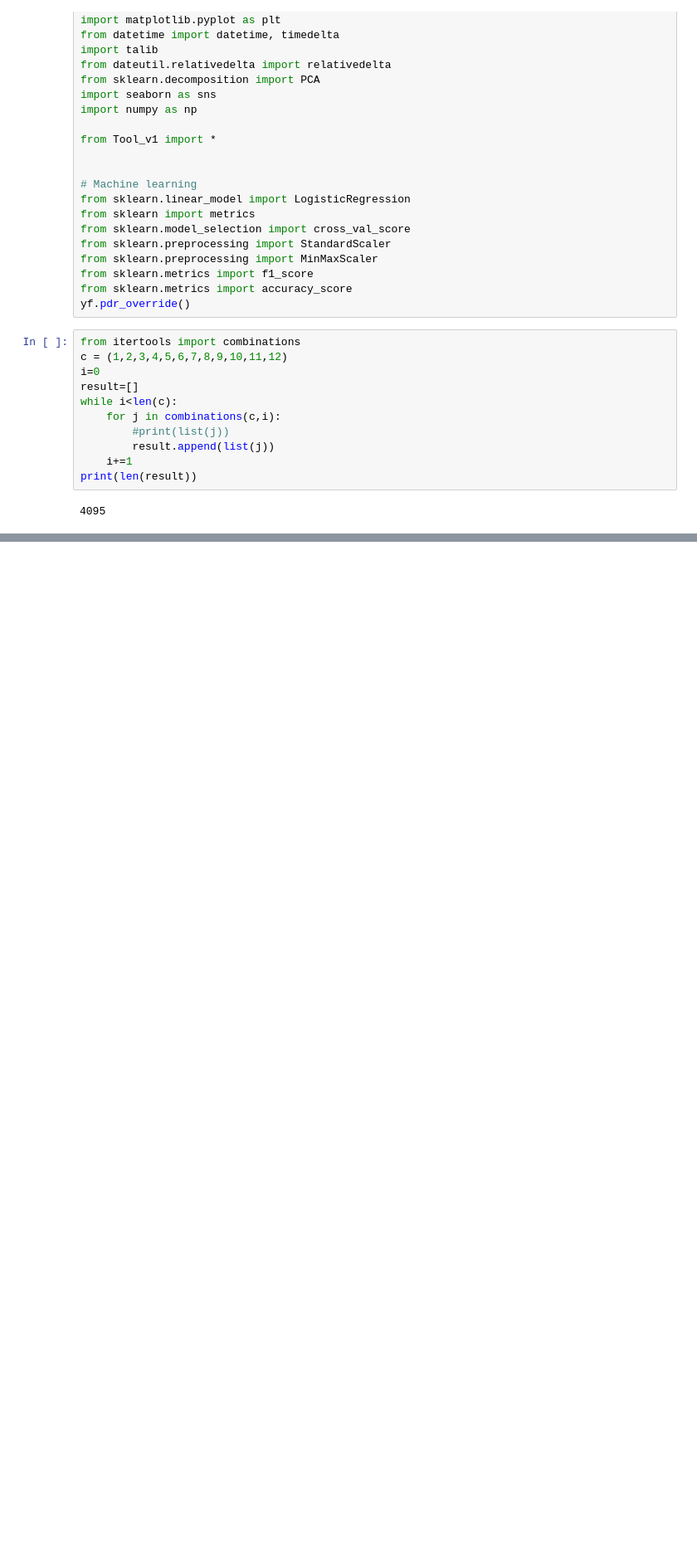
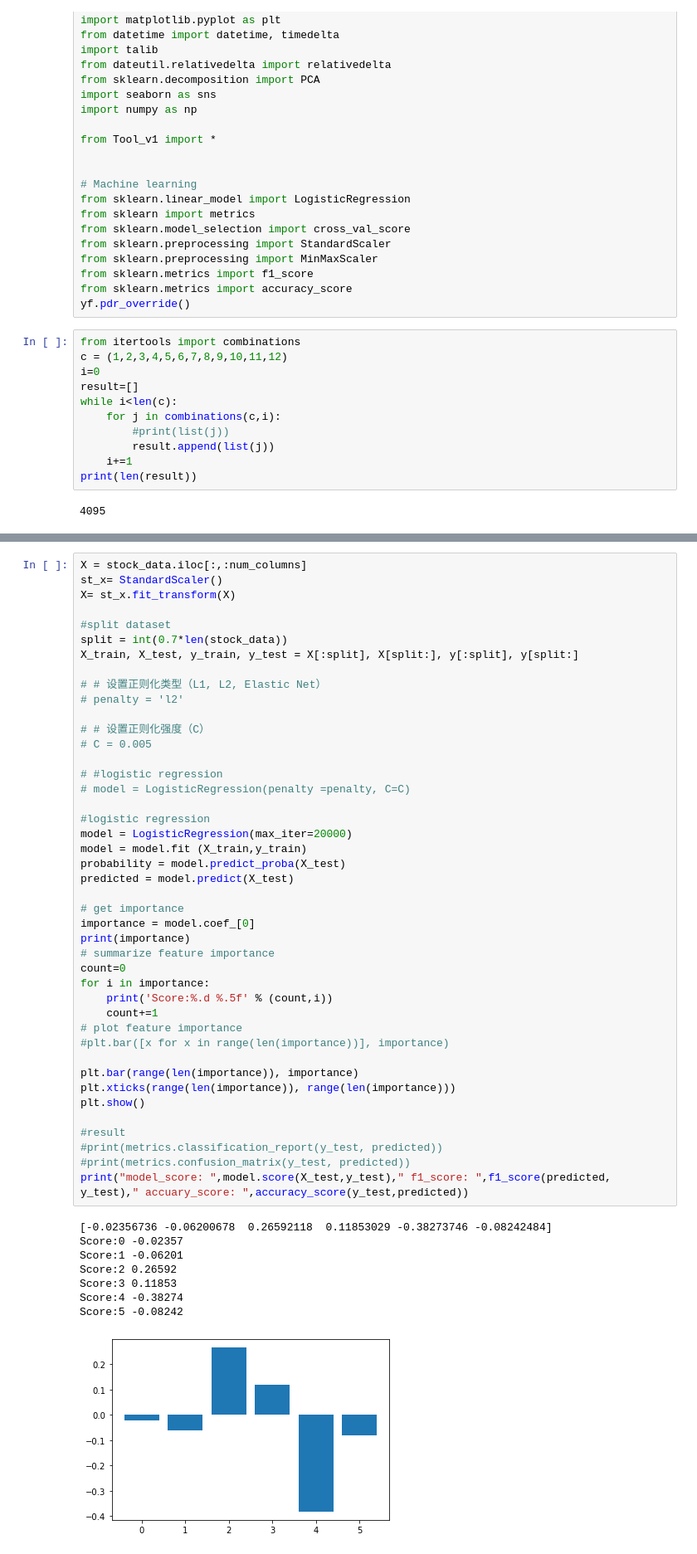
Before and after one commit to Kevinthinker168/ARIN7600-Capstone, a Jupyter notebook: Liangfan Xiao analysis/machine learning logistic regression.ipynb, the cells around one changed output, grey strips where cells are left out. Shown: that part at 83% size. Cells and saved outputs as stored; diff of their text form; blank space fills up the shorter version.

```diff
--- a/Liangfan Xiao analysis/machine learning logistic regression.ipynb
+++ b/Liangfan Xiao analysis/machine learning logistic regression.ipynb
@@ -260,0 +248,52 @@ model_score:  0.5074626865671642  f1_score:  0.326530612244898  accuary_score:
+# %%
+X = stock_data.iloc[:,:num_columns]
+st_x= StandardScaler()
+X= st_x.fit_transform(X)
+
+#split dataset
+split = int(0.7*len(stock_data))
+X_train, X_test, y_train, y_test = X[:split], X[split:], y[:split], y[split:]
+
+# # 设置正则化类型（L1, L2, Elastic Net）
+# penalty = 'l2'
+
+# # 设置正则化强度（C）
+# C = 0.005
+
+# #logistic regression
+# model = LogisticRegression(penalty =penalty, C=C)
+
+#logistic regression
+model = LogisticRegression(max_iter=20000)
+model = model.fit (X_train,y_train)
+probability = model.predict_proba(X_test)
+predicted = model.predict(X_test)
+
+# get importance
+importance = model.coef_[0]
+print(importance)
+# summarize feature importance
+count=0
+for i in importance:
+    print('Score:%.d %.5f' % (count,i))
+    count+=1
+# plot feature importance
+#plt.bar([x for x in range(len(importance))], importance)
+
+plt.bar(range(len(importance)), importance)
+plt.xticks(range(len(importance)), range(len(importance)))
+plt.show()
+
+#result
+#print(metrics.classification_report(y_test, predicted))
+#print(metrics.confusion_matrix(y_test, predicted))
+print("model_score: ",model.score(X_test,y_test)," f1_score: ",f1_score(predicted, y_test)," accuary_score: ",accuracy_score(y_test,predicted))
+# %% [output]
+[-0.02356736 -0.06200678  0.26592118  0.11853029 -0.38273746 -0.08242484]
+Score:0 -0.02357
+Score:1 -0.06201
+Score:2 0.26592
+Score:3 0.11853
+Score:4 -0.38274
+Score:5 -0.08242
+[figure, added]
```
Also changed, not shown: parts of 9 cells of this notebook.
